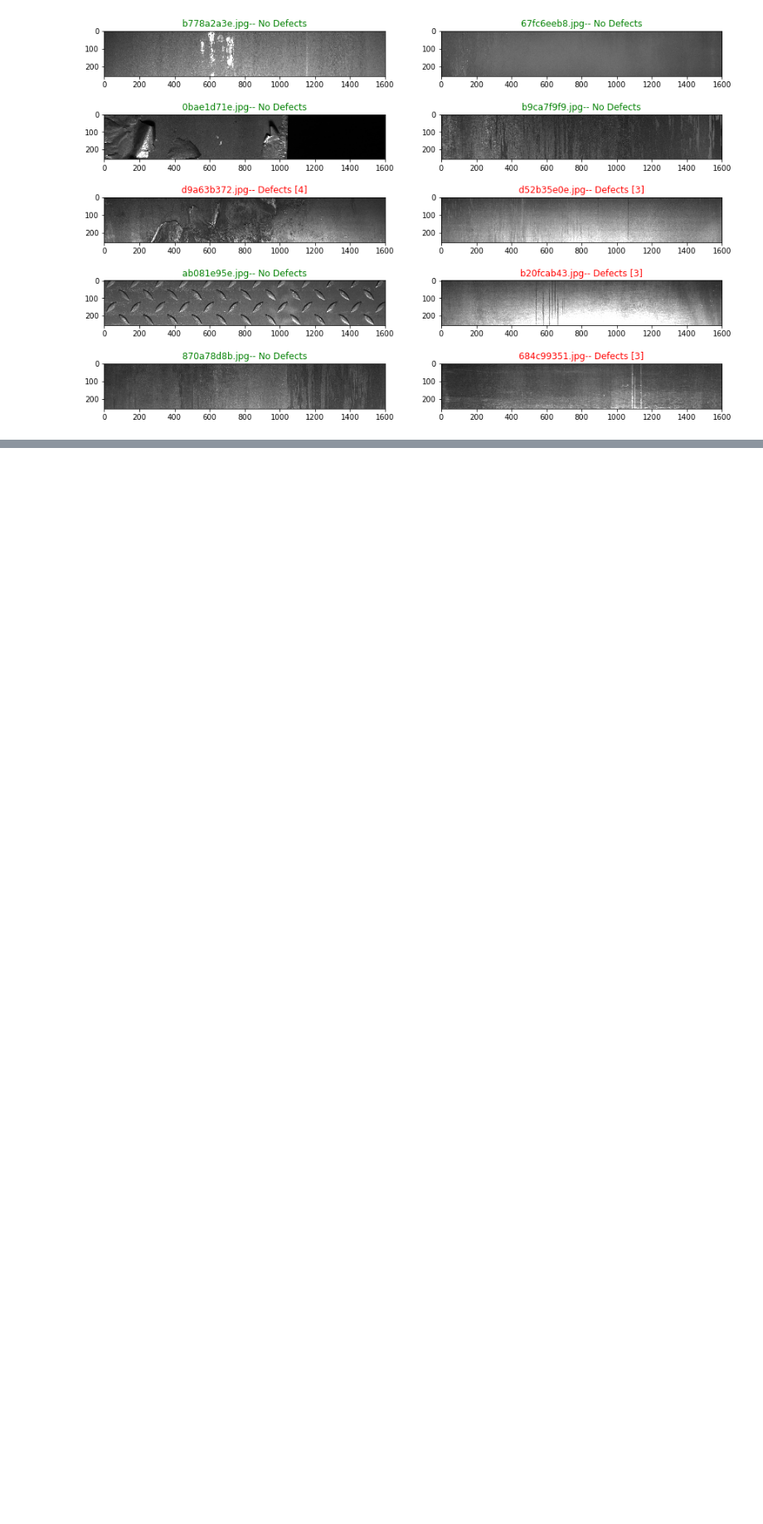
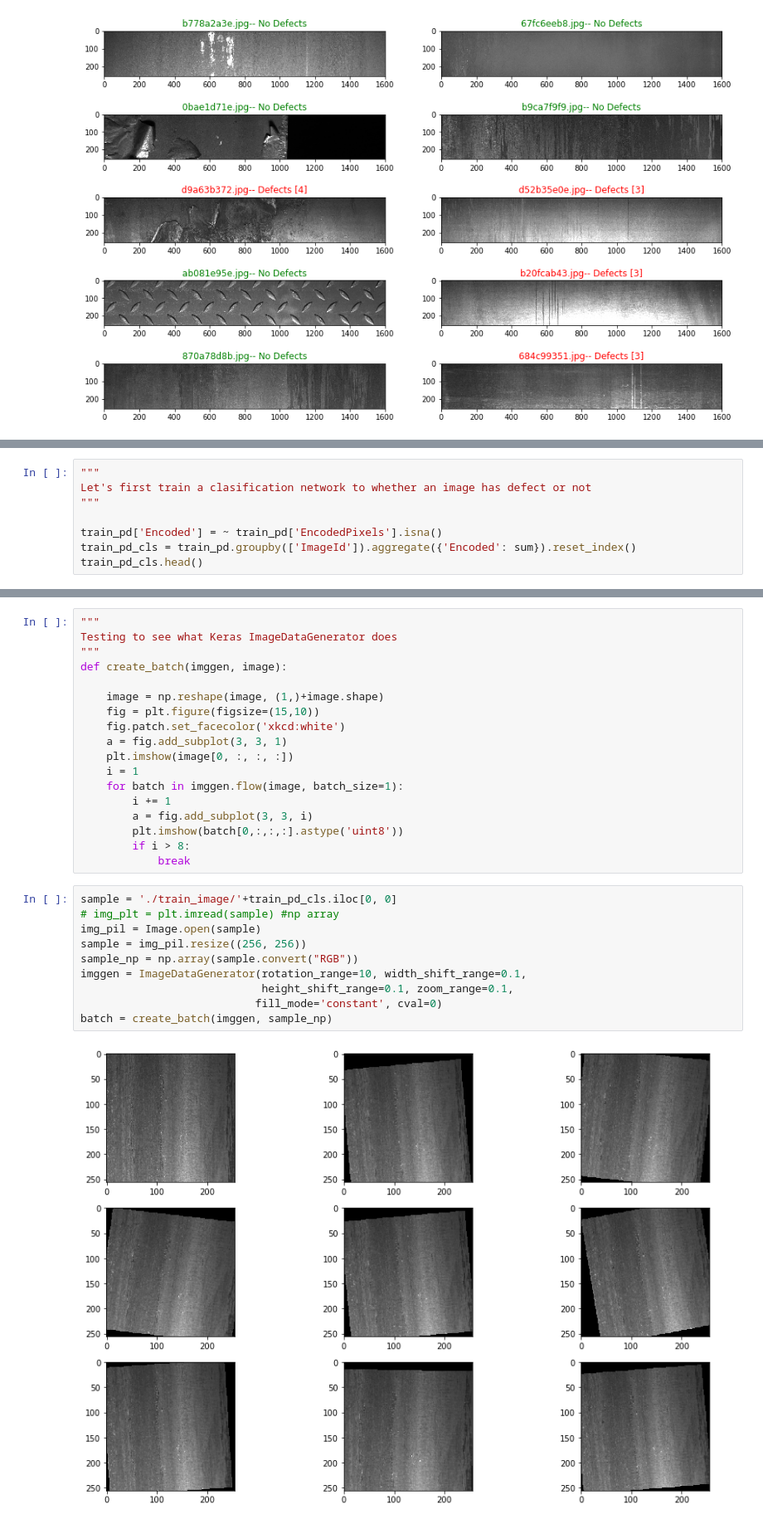
Before and after one commit to majidpy/steel_defect, a Jupyter notebook: train_steel.ipynb, the cells around one changed output, grey strips where cells are left out. Shown at 83% size. Saved outputs shown, nothing was run; the diff lists cells and outputs as text; blank space fills up the shorter version.

Commit message:
Keras DataGen

```diff
--- a/train_steel.ipynb
+++ b/train_steel.ipynb
@@ -109,0 +142,8 @@ ss[0]
+# %%
+"""
+Let's first train a clasification network to whether an image has defect or not
+"""
+
+train_pd['Encoded'] = ~ train_pd['EncodedPixels'].isna()
+train_pd_cls = train_pd.groupby(['ImageId']).aggregate({'Encoded': sum}).reset_index()
+train_pd_cls.head()
@@ -109,0 +164,30 @@ ss[0]
+# %%
+"""
+Testing to see what Keras ImageDataGenerator does
+"""
+def create_batch(imggen, image):
+
+    image = np.reshape(image, (1,)+image.shape)
+    fig = plt.figure(figsize=(15,10))
+    fig.patch.set_facecolor('xkcd:white')
+    a = fig.add_subplot(3, 3, 1)
+    plt.imshow(image[0, :, :, :])
+    i = 1
+    for batch in imggen.flow(image, batch_size=1):
+        i += 1
+        a = fig.add_subplot(3, 3, i)
+        plt.imshow(batch[0,:,:,:].astype('uint8'))
+        if i > 8:
+            break
+# %%
+sample = './train_image/'+train_pd_cls.iloc[0, 0]
+# img_plt = plt.imread(sample) #np array
+img_pil = Image.open(sample)
+sample = img_pil.resize((256, 256))
+sample_np = np.array(sample.convert("RGB"))
+imggen = ImageDataGenerator(rotation_range=10, width_shift_range=0.1,
+                            height_shift_range=0.1, zoom_range=0.1,
+                           fill_mode='constant', cval=0)
+batch = create_batch(imggen, sample_np)
+# %% [output]
+[figure, added]
```
Also changed, not shown: parts of 22 cells of this notebook.
